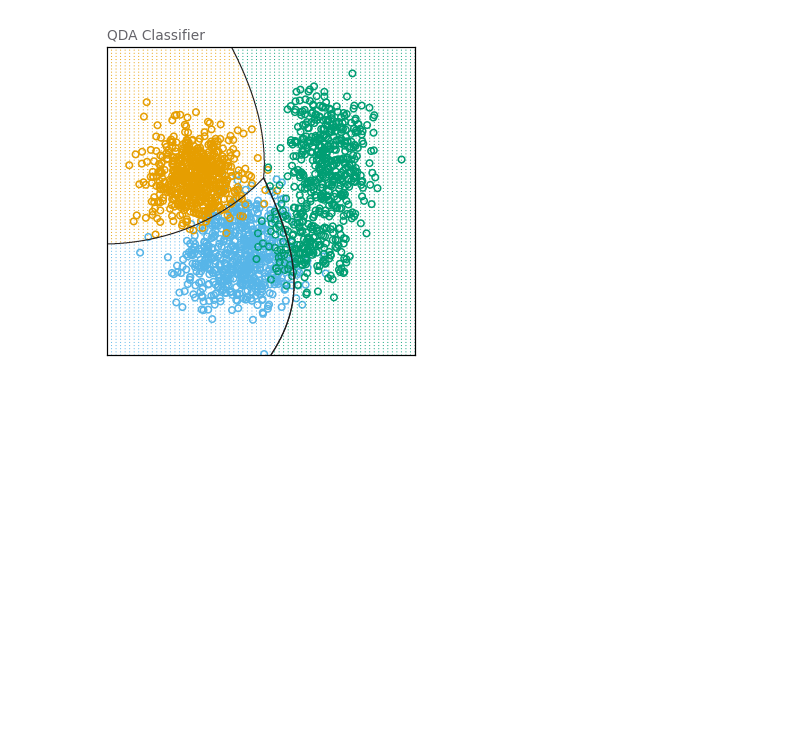
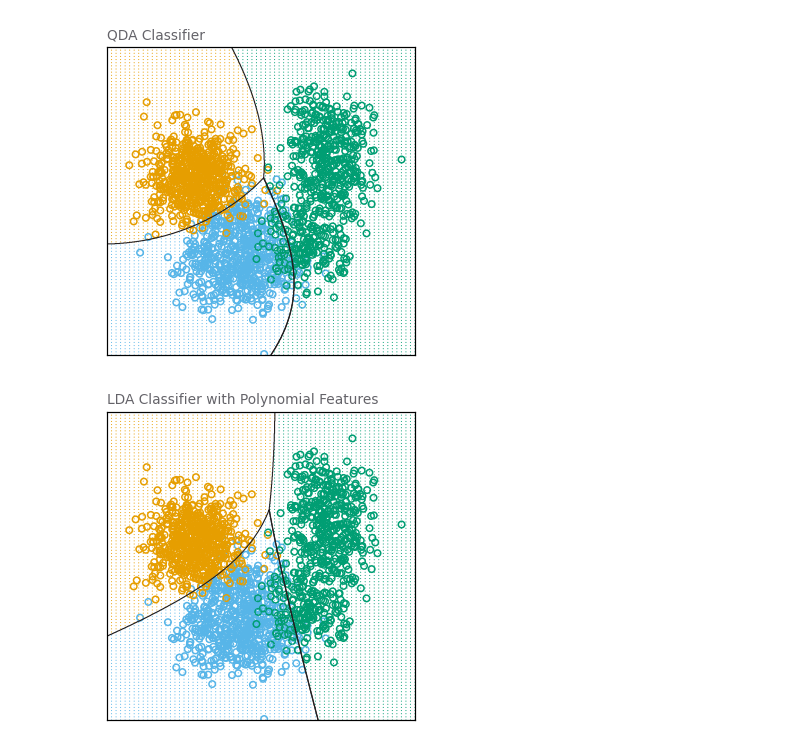
Before and after one commit to mpernow/ml-algos, a Jupyter notebook: mlalgos/example_notebooks/classification.ipynb, the cells around one changed output. Drawn from its saved outputs; the diff is of its cells as text; code cells hidden in the pictures; blank space fills up the shorter version.

```diff
--- a/mlalgos/example_notebooks/classification.ipynb
+++ b/mlalgos/example_notebooks/classification.ipynb
@@ -345,3 +349,13 @@ qda_predict = qda_classifier.predict
 fig_qda, _ = plot_model3(qda_predict, 'QDA Classifier')
 # %% [output]
 [figure]
+# %%
+X_polynomial = polynomial_features(X, 2)
+
+lda_classifier = LDA()
+lda_classifier.fit(X_polynomial, Y)
+lda_predict = lda_classifier.predict
+
+fig_lda, _ = plot_model3(lda_predict, 'LDA Classifier with Polynomial Features', degree=2)
+# %% [output]
+[figure, added]
```
Also changed, not shown: parts of 3 cells of this notebook.
